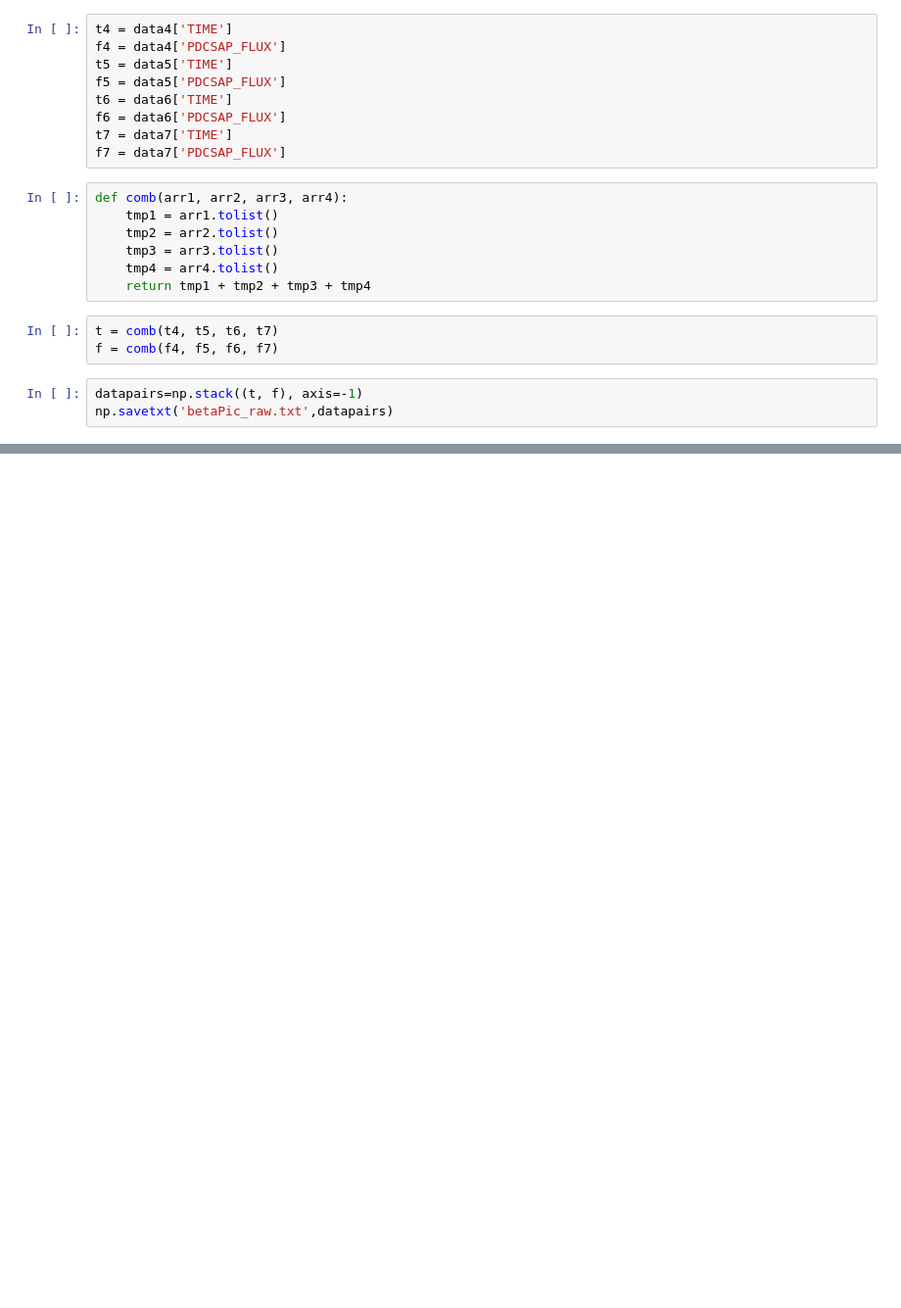
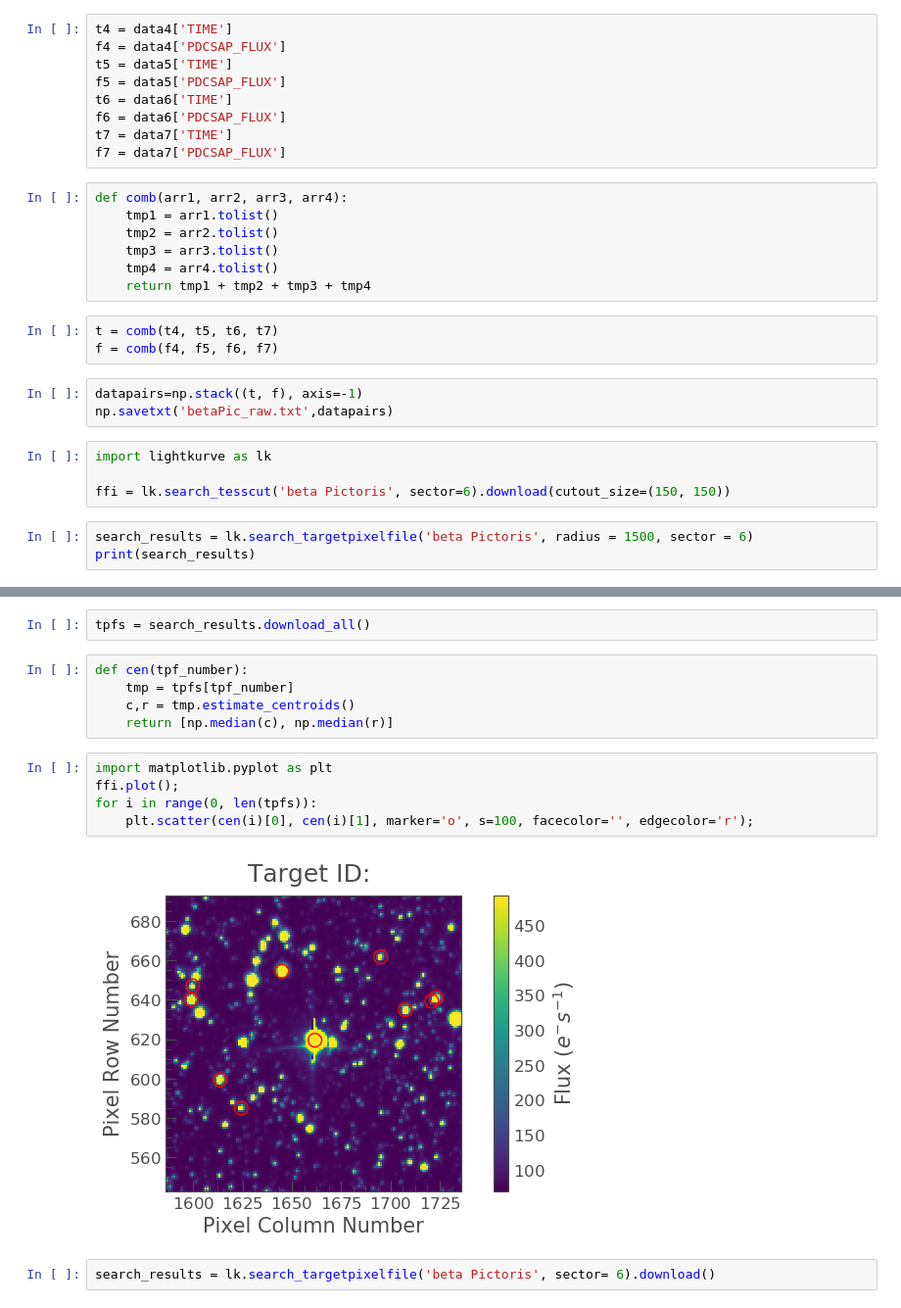
Before and after one commit to sebastian-zieba/betaPic_comet, a Jupyter notebook: construction_of_the_lightcurve.ipynb, the cells around one changed output, grey strips where cells are left out. Shown at 98% size. Drawn from its saved outputs; the diff is of its cells as text; blank space fills up the shorter version.

```diff
--- a/construction_of_the_lightcurve.ipynb
+++ b/construction_of_the_lightcurve.ipynb
@@ -613,3 +609,10 @@ f = comb(f4, f5, f6, f7)
 # %%
 datapairs=np.stack((t, f), axis=-1)
 np.savetxt('betaPic_raw.txt',datapairs)
+# %%
+import lightkurve as lk
+
+ffi = lk.search_tesscut('beta Pictoris', sector=6).download(cutout_size=(150, 150))
+# %%
+search_results = lk.search_targetpixelfile('beta Pictoris', radius = 1500, sector = 6)
+print(search_results)
@@ -615,0 +634,16 @@ np.savetxt('betaPic_raw.txt',datapairs)
+# %%
+tpfs = search_results.download_all()
+# %%
+def cen(tpf_number):
+    tmp = tpfs[tpf_number]
+    c,r = tmp.estimate_centroids()
+    return [np.median(c), np.median(r)]
+# %%
+import matplotlib.pyplot as plt
+ffi.plot();
+for i in range(0, len(tpfs)):
+    plt.scatter(cen(i)[0], cen(i)[1], marker='o', s=100, facecolor='', edgecolor='r');
+# %% [output]
+[figure, added]
+# %%
+search_results = lk.search_targetpixelfile('beta Pictoris', sector= 6).download()
```
Also changed, not shown: parts of 28 cells of this notebook, 4 other files.
